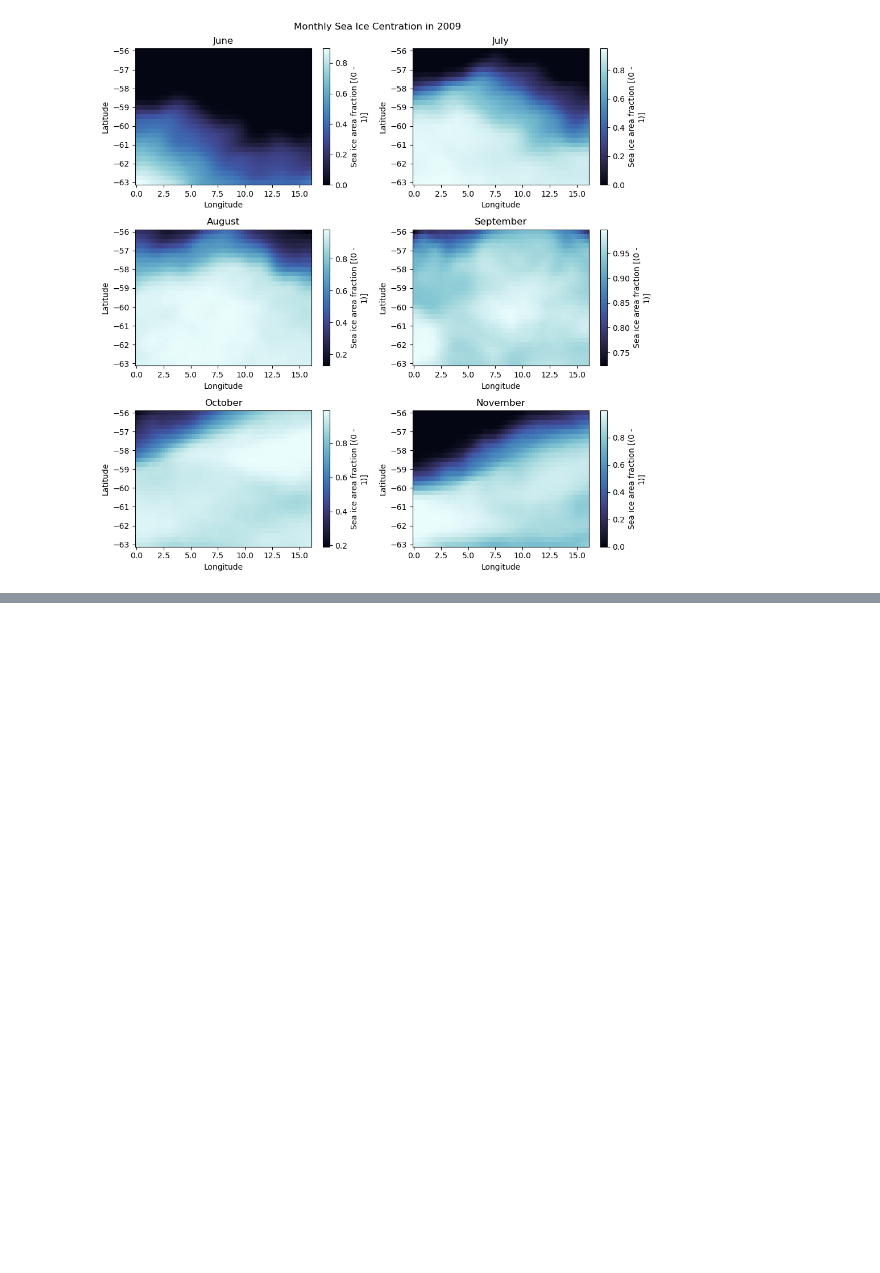
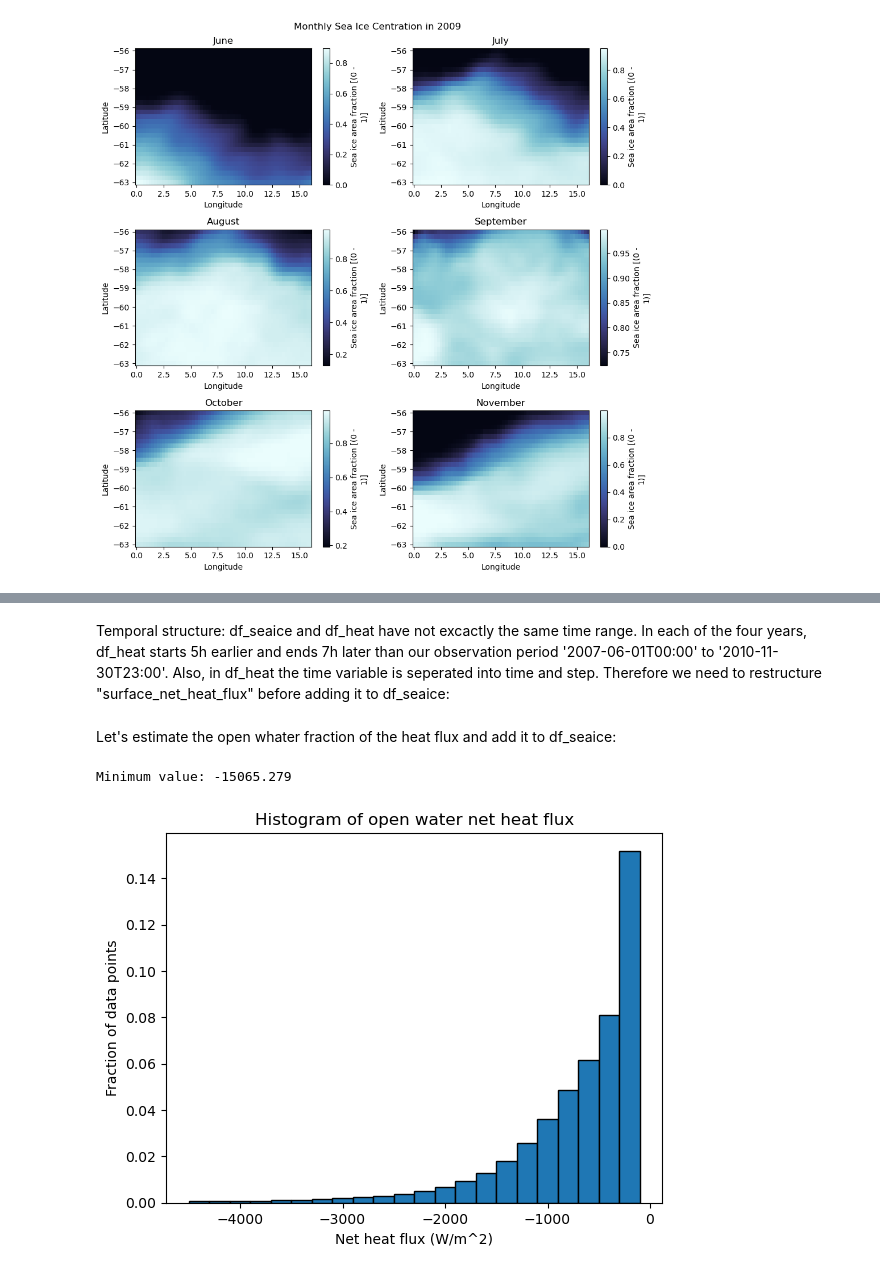
Before and after one commit to marlene-schramm/MSc_data_analysis, a Jupyter notebook: observations_reanalysis/ERA5_heatflux.ipynb, the cells around one changed output, grey strips where cells are left out. Saved outputs shown, nothing was run; the diff lists cells and outputs as text; code cells hidden in the pictures; blank space fills up the shorter version.

Commit message:
estimate open water fraction heat flux

```diff
--- a/observations_reanalysis/ERA5_heatflux.ipynb
+++ b/observations_reanalysis/ERA5_heatflux.ipynb
@@ -318,0 +296,52 @@ True
+# %% [markdown]
+Temporal structure: df_seaice and df_heat have not excactly the same time range. In each of the four years, df_heat starts 5h earlier and ends 7h later than our observation period '2007-06-01T00:00' to '2010-11-30T23:00'. Also, in df_heat the time variable is seperated into time and step. Therefore we need to restructure "surface_net_heat_flux" before adding it to df_seaice:
+# %%
+# Let's insert the total net heat flux into df_seaice, taking into account the different temporal structures
+
+# 1. Flatten the 2D 'valid_time' coordinate into a 1D array of datetimes
+# This gives us a clean list of 17,616 timestamps.
+flat_times = df_heat.valid_time.values.ravel()
+
+# 2. Create a new DataArray for your variable, manually assigning the flat time as its dimension
+# We take the data, flatten it to match the time, and assign the new time coordinate.
+var_name = 'surface_net_heat_flux'
+heat_var_flat = df_heat[var_name].values.reshape(-1, df_heat[var_name].shape[-2], df_heat[var_name].shape[-1]) # Flatten time/step, keep lat/lon
+heat_da = xr.DataArray(
+    heat_var_flat,
+    dims=['time', 'latitude', 'longitude'], # Adjust dims if your data has more
+    coords={'time': flat_times, 'latitude': df_heat.latitude, 'longitude': df_heat.longitude},
+    name=var_name
+)
+
+# 3. Reindex to match df_seaice and assign
+df_seaice = df_seaice.assign(**{var_name: heat_da.reindex(time=df_seaice.time)})#
+# %% [markdown]
+Let's estimate the open whater fraction of the heat flux and add it to df_seaice:
+# %%
+# calculate heat flux over open water fraction
+
+# we do not want to perform this calculation for very high sea ice concentrations
+c_max = 0.99
+# set all higher values to nan
+siconc_masked = df_seaice["siconc"].where(df_seaice["siconc"] <= c_max)
+# calculate open water fraction heat flux
+df_seaice["open_water_heatflux"] = df_seaice["surface_net_heat_flux"] / (1-siconc_masked)
+# %%
+# histogram of open water heat flux
+
+# create bins
+bins = np.arange(-4500, 0, 200)
+
+# total number of data points
+N = np.prod(df_seaice["open_water_heatflux"].shape)
+
+plt.hist(df_seaice["open_water_heatflux"].values.flatten(), weights = np.ones(N) / N, bins=bins, edgecolor="black")
+
+plt.xlabel("Net heat flux (W/m^2)")
+plt.ylabel("Fraction of data points")
+plt.title("Histogram of open water net heat flux")
+
+print("Minimum value:", df_seaice["open_water_heatflux"].min().values)
+# %% [output]
+Minimum value: -15065.279
+[figure, added]
```
Also changed, not shown: parts of 6 cells of this notebook.
